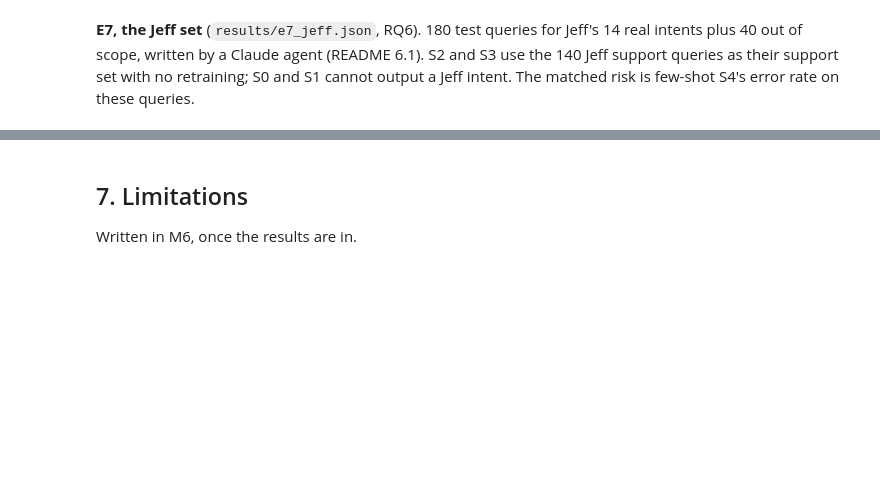
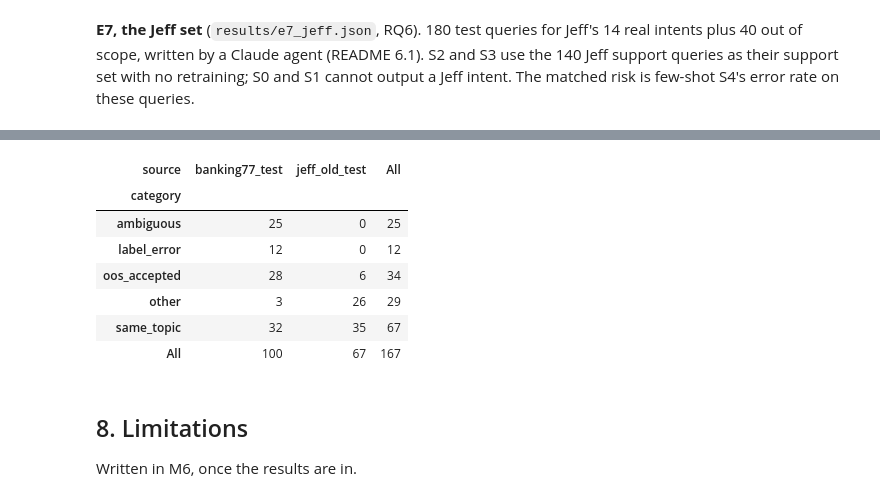
Before and after one commit to Krishil-Parmar/NLP_INDIVIDUAL, a Jupyter notebook: notebooks/00_submission.ipynb, the cells around one changed output, grey strips where cells are left out. Drawn from its saved outputs; the diff is of its cells as text; code cells hidden in the pictures; blank space fills up the shorter version.

```diff
--- a/notebooks/00_submission.ipynb
+++ b/notebooks/00_submission.ipynb
@@ -787,5 +883,18 @@ Jeff test: 180 queries (40 out of scope); matched risk: 0.56%
+# %%
+errors = pd.read_csv(data.RESULTS_DIR / "error_analysis" / "sheet.csv", keep_default_na=False).merge(
+    pd.read_csv(data.RESULTS_DIR / "error_analysis" / "claude_categories.csv", keep_default_na=False), on="item_id")
+pd.crosstab(errors["category"], errors["source"], margins=True)
+# %% [output]
+| source | banking77_test | jeff_old_test | All |
+| category |  |  |  |
+| ambiguous | 25 | 0 | 25 |
+| label_error | 12 | 0 | 12 |
+| oos_accepted | 28 | 6 | 34 |
+| other | 3 | 26 | 29 |
+| same_topic | 32 | 35 | 67 |
+| All | 100 | 67 | 167 |
 # %% [markdown]
-## 7. Limitations
+## 8. Limitations
 
 Written in M6, once the results are in.
 # %%
```
Also changed, not shown: parts of 14 cells of this notebook, 11 other files.
